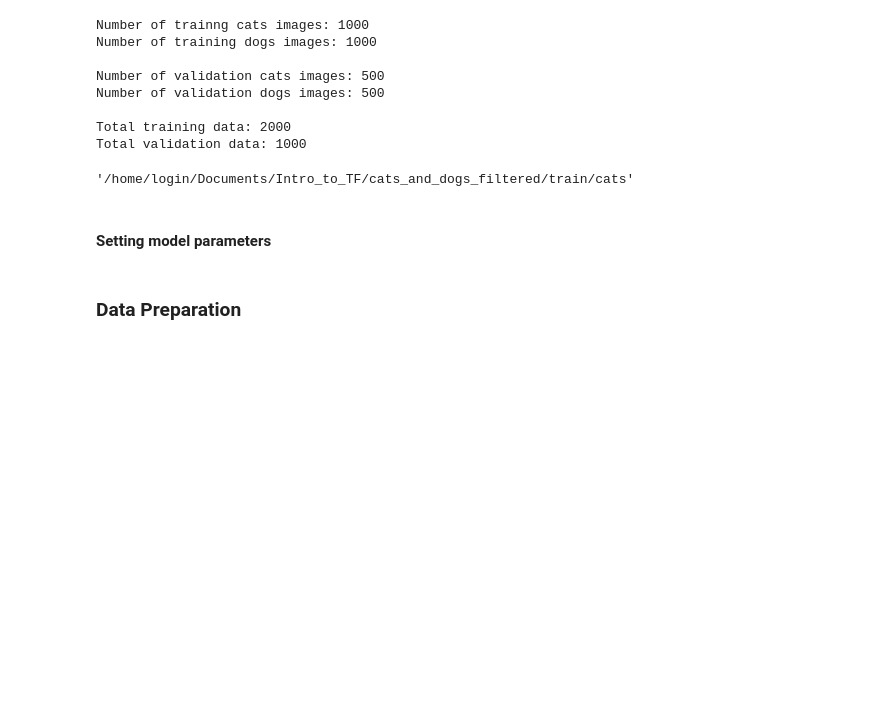
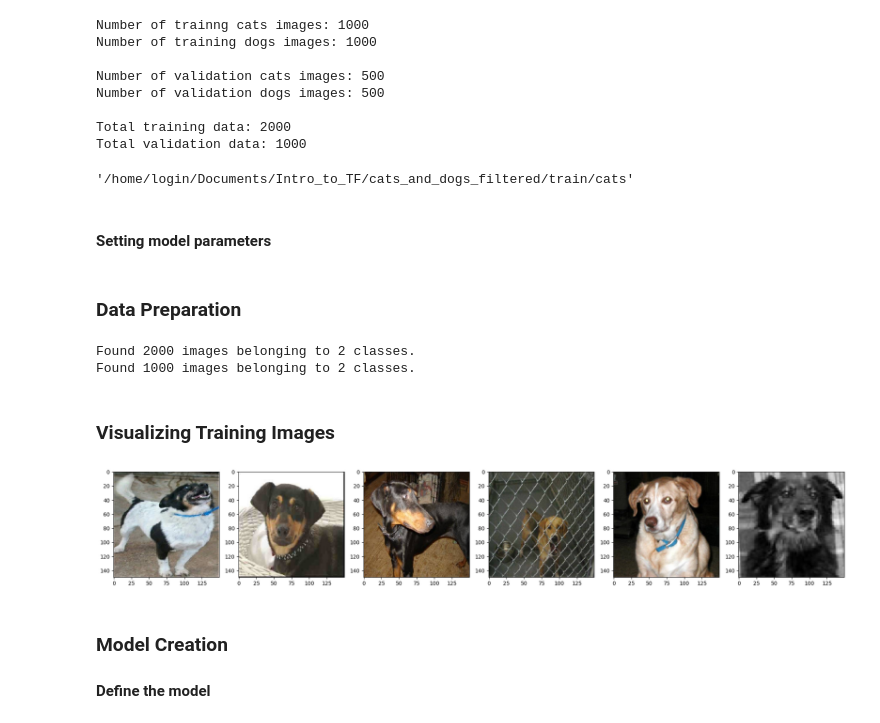
Before and after one commit to Mach-web/TensorFlow, a Jupyter notebook: dogs_vs_cats_without_augmentation.ipynb, the cells around one changed output. Drawn from its saved outputs; the diff is of its cells as text; code cells hidden in the pictures; blank space fills up the shorter version.

```diff
--- a/dogs_vs_cats_without_augmentation.ipynb
+++ b/dogs_vs_cats_without_augmentation.ipynb
@@ -122,9 +124,43 @@ train_cats_path
 #### Setting model parameters
 # %%
 BATCH_SIZE = 100
-IMAGE_SHAPE = 150
+IMG_SHAPE = 150
 # %% [markdown]
 ### Data Preparation
 # %%
 train_image_generator = ImageDataGenerator(rescale = 1./255)
 validation_image_generator = ImageDataGenerator(rescale = 1./255)
+# %%
+train_data_gen = train_image_generator.flow_from_directory(batch_size = BATCH_SIZE,
+                                                          directory = train_path,
+                                                          shuffle = True,
+                                                          target_size = (IMG_SHAPE, IMG_SHAPE),
+                                                          class_mode = 'binary')
+val_data_gen = validation_image_generator.flow_from_directory(batch_size = BATCH_SIZE,
+                                                             directory = validation_path,
+                                                             shuffle = False,
+                                                             target_size = (IMG_SHAPE, IMG_SHAPE),
+                                                             class_mode = 'binary')
+# %% [output]
+Found 2000 images belonging to 2 classes.
+Found 1000 images belonging to 2 classes.
+# %% [markdown]
+### Visualizing Training Images
+# %%
+sample_training_images, _ = next(train_data_gen)
+# %%
+def plotImages(images_plot):
+    fig, axes = plt.subplots(1, 6, figsize = (20, 20))
+    axes = axes.flatten()
+
+    for img, ax in zip(images_plot, axes):
+        ax.imshow(img)
+    plt.tight_layout()
+    plt.show()
+
+plotImages(sample_training_images[:13])
+# %% [output]
+[figure, added]
+# %% [markdown]
+### Model Creation
+#### Define the model
```
Also changed, not shown: parts of 9 cells of this notebook.
